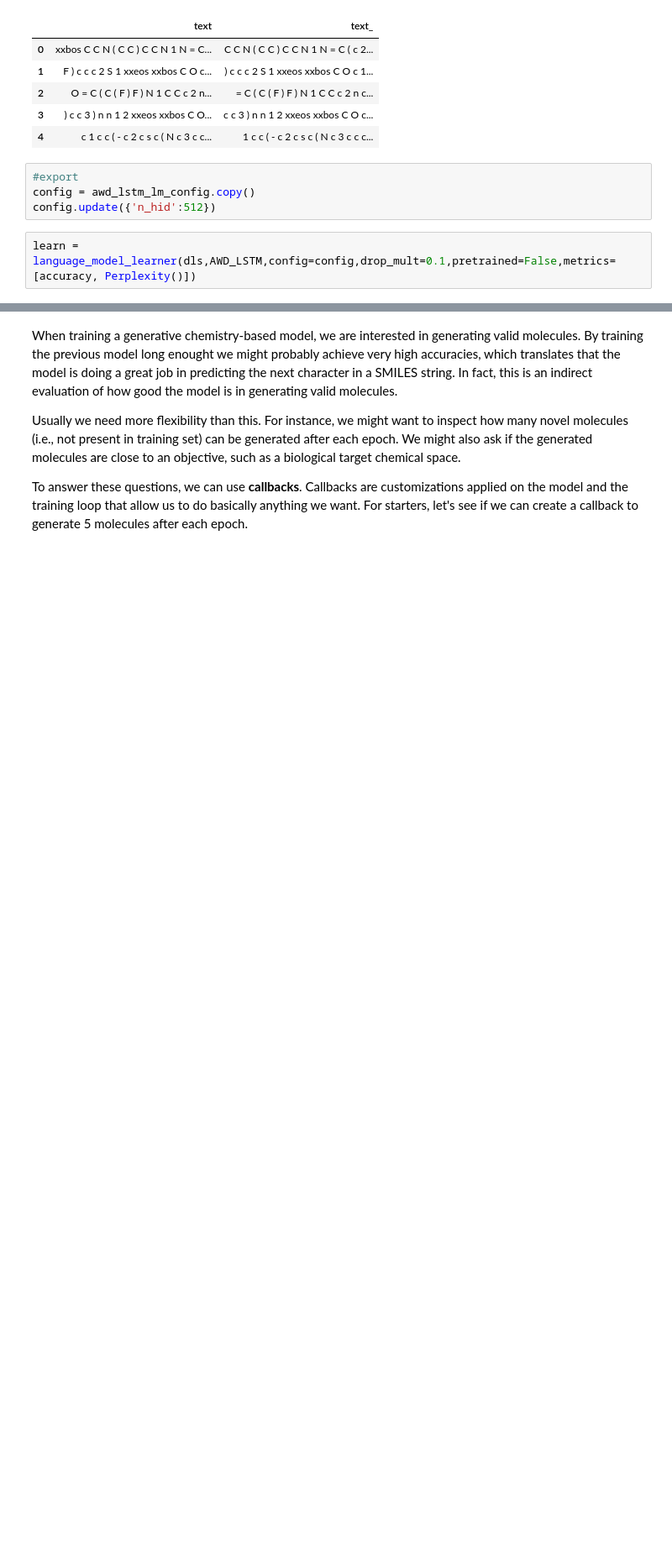
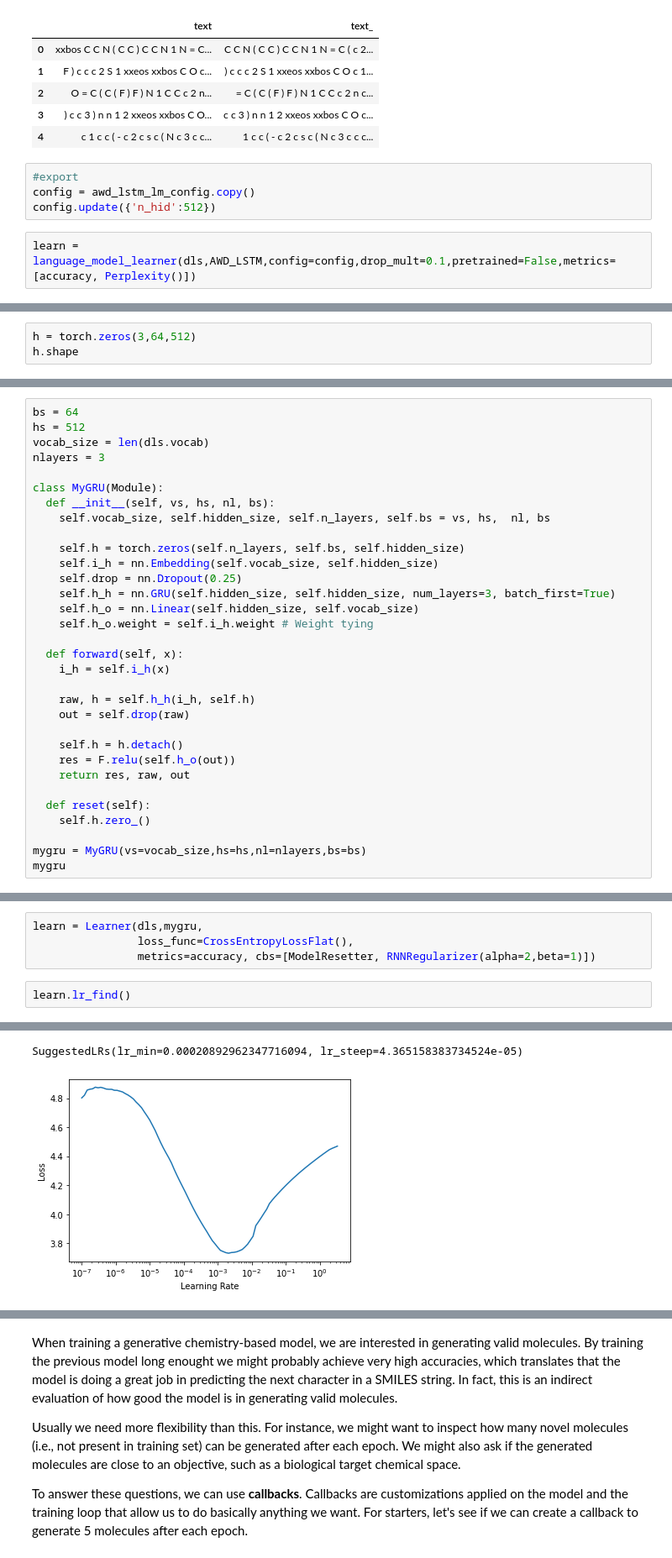
Before and after one commit to Marcosuff/Marcosuff.github.io, a Jupyter notebook: nbs/SMILES_LSTM_fastaiv2.ipynb, the cells around one changed output, grey strips where cells are left out. Shown at 84% size. Cells and saved outputs as stored; diff of their text form; blank space fills up the shorter version.

```diff
--- a/nbs/SMILES_LSTM_fastaiv2.ipynb
+++ b/nbs/SMILES_LSTM_fastaiv2.ipynb
@@ -404,0 +423,3 @@ sampler_test(m=learn,t=text)
+# %%
+h = torch.zeros(3,64,512)
+h.shape
@@ -404,0 +455,32 @@ sampler_test(m=learn,t=text)
+# %%
+bs = 64
+hs = 512
+vocab_size = len(dls.vocab)
+nlayers = 3
+
+class MyGRU(Module):
+  def __init__(self, vs, hs, nl, bs):
+    self.vocab_size, self.hidden_size, self.n_layers, self.bs = vs, hs,  nl, bs
+
+    self.h = torch.zeros(self.n_layers, self.bs, self.hidden_size)
+    self.i_h = nn.Embedding(self.vocab_size, self.hidden_size)
+    self.drop = nn.Dropout(0.25)
+    self.h_h = nn.GRU(self.hidden_size, self.hidden_size, num_layers=3, batch_first=True)
+    self.h_o = nn.Linear(self.hidden_size, self.vocab_size)
+    self.h_o.weight = self.i_h.weight # Weight tying
+
+  def forward(self, x):
+    i_h = self.i_h(x)
+
+    raw, h = self.h_h(i_h, self.h)
+    out = self.drop(raw)
+
+    self.h = h.detach()
+    res = F.relu(self.h_o(out))
+    return res, raw, out
+
+  def reset(self):
+    self.h.zero_()
+
+mygru = MyGRU(vs=vocab_size,hs=hs,nl=nlayers,bs=bs)
+mygru
@@ -404,0 +494,7 @@ sampler_test(m=learn,t=text)
+# %%
+learn = Learner(dls,mygru,
+                loss_func=CrossEntropyLossFlat(),
+                metrics=accuracy, cbs=[ModelResetter, RNNRegularizer(alpha=2,beta=1)])
+# %%
+learn.lr_find()
+# %% [output]
@@ -404,0 +502,2 @@ sampler_test(m=learn,t=text)
+SuggestedLRs(lr_min=0.00020892962347716094, lr_steep=4.365158383734524e-05)
+[figure, added]
```
Also changed, not shown: parts of 82 cells of this notebook.
